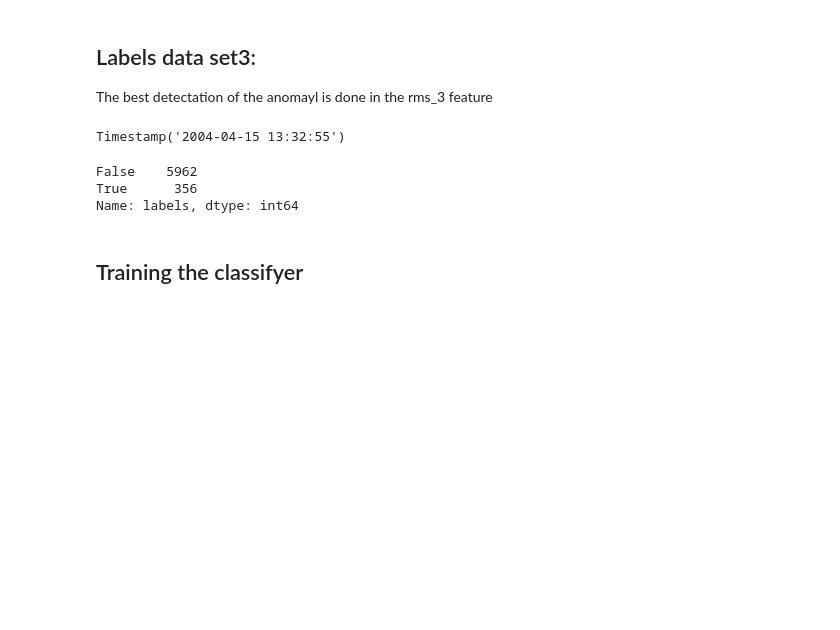
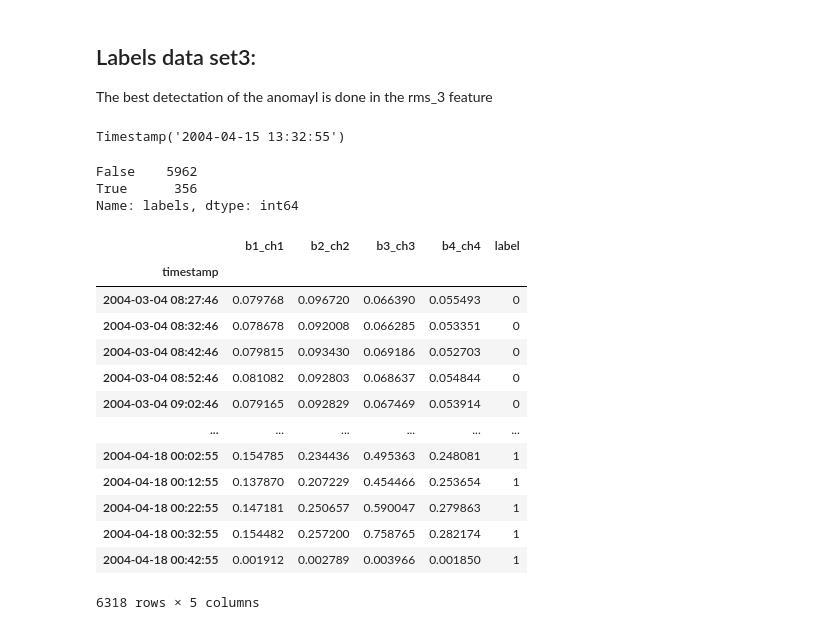
Before and after one commit to jaimebw/tfm, a Jupyter notebook: books/label_classifyer.ipynb, the cells around one changed output. Cells and saved outputs as stored; diff of their text form; code cells hidden in the pictures; blank space fills up the shorter version.

```diff
--- a/books/label_classifyer.ipynb
+++ b/books/label_classifyer.ipynb
@@ -123,5 +147,3 @@ y3.labels.value_counts()
 False    5962
 True      356
 Name: labels, dtype: int64
-# %% [markdown]
-## Training the classifyer
@@ -127,0 +152,23 @@ Name: labels, dtype: int64
+# %%
+df3 =  pd.read_pickle("../data/feature_data/rms/rms_3.pkl")
+df3 = df3.join(y3)
+df3.loc[df3.labels == True, "label"] = 1
+df3.loc[df3.labels == False, "label"] = 0
+df3["label"] = df3.label.astype(int)
+df3.drop(columns = ["labels"],inplace = True)
+df3
+# %% [output]
+|  | b1_ch1 | b2_ch2 | b3_ch3 | b4_ch4 | label |
+| timestamp |  |  |  |  |  |
+| 2004-03-04 08:27:46 | 0.079768 | 0.096720 | 0.066390 | 0.055493 | 0 |
+| 2004-03-04 08:32:46 | 0.078678 | 0.092008 | 0.066285 | 0.053351 | 0 |
+| 2004-03-04 08:42:46 | 0.079815 | 0.093430 | 0.069186 | 0.052703 | 0 |
+| 2004-03-04 08:52:46 | 0.081082 | 0.092803 | 0.068637 | 0.054844 | 0 |
+| 2004-03-04 09:02:46 | 0.079165 | 0.092829 | 0.067469 | 0.053914 | 0 |
+| ... | ... | ... | ... | ... | ... |
+| 2004-04-18 00:02:55 | 0.154785 | 0.234436 | 0.495363 | 0.248081 | 1 |
+| 2004-04-18 00:12:55 | 0.137870 | 0.207229 | 0.454466 | 0.253654 | 1 |
+| 2004-04-18 00:22:55 | 0.147181 | 0.250657 | 0.590047 | 0.279863 | 1 |
+| 2004-04-18 00:32:55 | 0.154482 | 0.257200 | 0.758765 | 0.282174 | 1 |
+| 2004-04-18 00:42:55 | 0.001912 | 0.002789 | 0.003966 | 0.001850 | 1 |
+6318 rows × 5 columns
```
Also changed, not shown: parts of 12 cells of this notebook, 2 other files.
